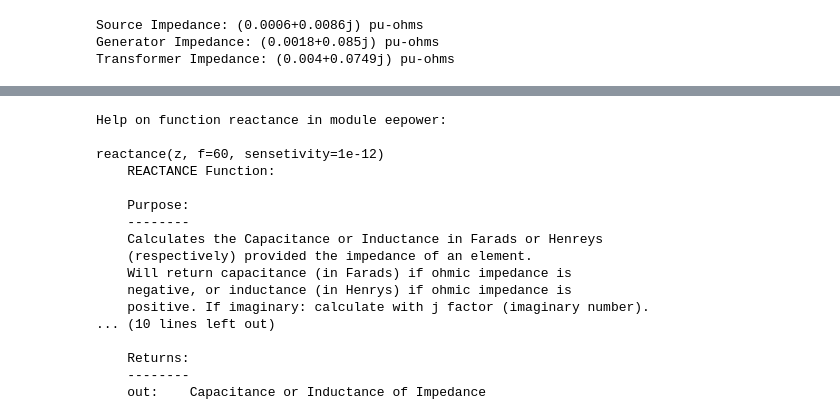
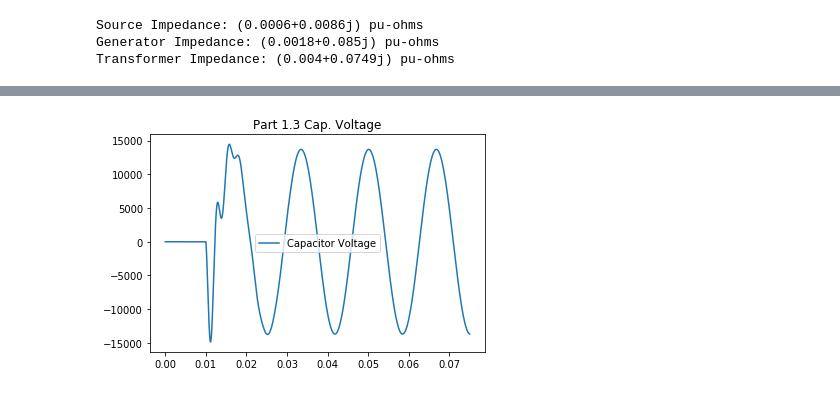
Before and after one commit to engineerjoe440/ece_classes, a Jupyter notebook: ECE524/HWK2/HWK-2.ipynb, the cells around one changed output, grey strips where cells are left out. Saved outputs shown, nothing was run; the diff lists cells and outputs as text; code cells hidden in the pictures.

```diff
--- a/ECE524/HWK2/HWK-2.ipynb
+++ b/ECE524/HWK2/HWK-2.ipynb
@@ -335,20 +370,12 @@ plt.show()
-# %%
-help(eep.reactance)
-# %% [output]
-Help on function reactance in module eepower:
-
-reactance(z, f=60, sensetivity=1e-12)
-    REACTANCE Function:
-
-    Purpose:
-    --------
-    Calculates the Capacitance or Inductance in Farads or Henreys
-    (respectively) provided the impedance of an element.
-    Will return capacitance (in Farads) if ohmic impedance is
-    negative, or inductance (in Henrys) if ohmic impedance is
-    positive. If imaginary: calculate with j factor (imaginary number).
-... (10 lines left out)
-
-    Returns:
-    --------
-    out:    Capacitance or Inductance of Impedance
+# %%
+# Load Data from File for Part C
+data = np.genfromtxt("PartC_data.ADF",delimiter='\t',skip_header=2,usecols=(0,1),unpack=True)
+t_arr, VCAP= data
+
+# Plot Data
+plt.plot(t_arr,VCAP,label="Capacitor Voltage")
+plt.legend()
+plt.title("Part 1.3 Cap. Voltage")
+plt.show()
+# %% [output]
+[figure, added]
```
Also changed, not shown: parts of 10 cells of this notebook, 8 other files.
